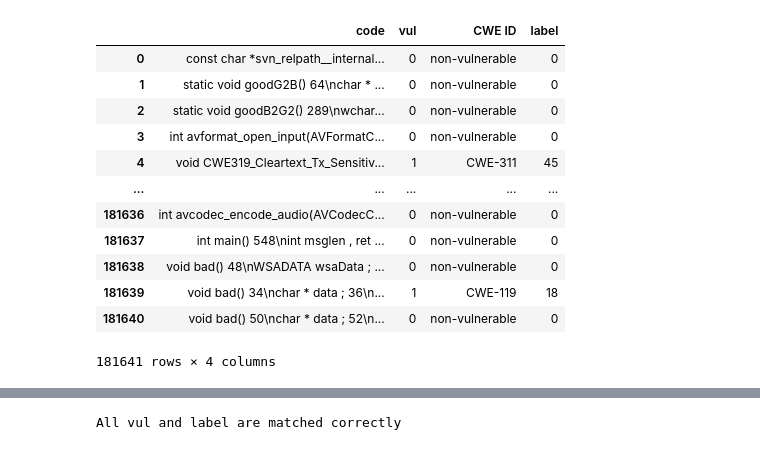
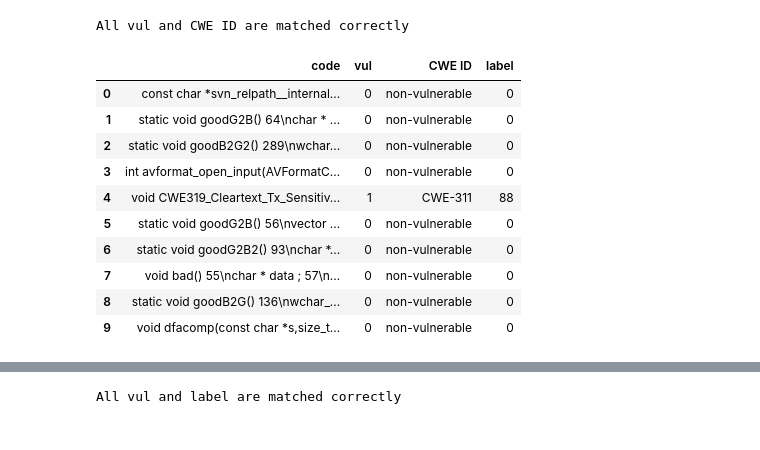
Before and after one commit to seunghee6022/TransVulDet, a Jupyter notebook: data preprocessing/Integration_MVD_and_MSR.ipynb, the cells around one changed output, grey strips where cells are left out. Saved outputs shown, nothing was run; the diff lists cells and outputs as text; code cells hidden in the pictures.

```diff
--- a/data preprocessing/Dataset Integration.ipynb
+++ b/data preprocessing/Integration_MVD_and_MSR.ipynb
@@ -125,3 +17,0 @@ print(total_cwe_list)  # prints ['item1', 'item2', 'item3', 'item10', 'item25']
-# %%
-total_cwe_dict = { cwe_id_key: idx for idx, cwe_id_key in enumerate(total_cwe_list)}
-print(total_cwe_dict)
@@ -131,0 +34,8 @@ print(total_cwe_dict)
+# %%
+# load dict for later retrieval
+import pickle
+
+with open("preprocessed datasets/total_cwe_dict.txt", "rb") as myFile:
+    total_cwe_dict = pickle.load(myFile)
+
+print(total_cwe_dict)
@@ -175,15 +86,15 @@ msr_df
 # %%
-# add new column based on dictionary values
-def multi_labeling(x):
-    cwe_list = x.split(', ')
-    if len(cwe_list) == 1:
-        return total_cwe_dict.get(x)
-    else: #for multi-labeled dataset
-        multi_label_list = []
-        for cwe in cwe_list:
-            multi_label_list.append(str(total_cwe_dict.get(cwe)))
-        result = ', '.join(multi_label_list)
-        return result
+# # add new column based on dictionary values
+# def multi_labeling(x):
+#     cwe_list = x.split(', ')
+#     if len(cwe_list) == 1:
+#         return total_cwe_dict.get(x)
+#     else: #for multi-labeled dataset
+#         multi_label_list = []
+#         for cwe in cwe_list:
+#             multi_label_list.append(str(total_cwe_dict.get(cwe)))
+#         result = ', '.join(multi_label_list)
+#         return result
 
-mvd_df['label'] = mvd_df['CWE ID'].apply(multi_labeling)
-mvd_df
+# mvd_df['label'] = mvd_df['CWE ID'].apply(multi_labeling)
+# mvd_df
@@ -203,0 +101,3 @@ mvd_df
+# %%
+mvd_df['label'] = mvd_df['CWE ID'].apply(lambda x: total_cwe_dict.get(x))
+mvd_df
@@ -204,19 +118,21 @@ mvd_df
+# %%
+check_match_vul_and_CWE_ID(mvd_df,'CWE ID')
+# %% [output]
+All vul and CWE ID are matched correctly
 # %%
 mvd_pre_df = mvd_df[['code', 'vul', 'CWE ID','label']]
 
-mvd_pre_df
+mvd_pre_df.head(10)
 # %% [output]
 |  | code | vul | CWE ID | label |
 | 0 | const char *svn_relpath__internal... | 0 | non-vulnerable | 0 |
 | 1 | static void goodG2B() 64\nchar * ... | 0 | non-vulnerable | 0 |
 | 2 | static void goodB2G2() 289\nwchar... | 0 | non-vulnerable | 0 |
 | 3 | int avformat_open_input(AVFormatC... | 0 | non-vulnerable | 0 |
-| 4 | void CWE319_Cleartext_Tx_Sensitiv... | 1 | CWE-311 | 45 |
-| ... | ... | ... | ... | ... |
-| 181636 | int avcodec_encode_audio(AVCodecC... | 0 | non-vulnerable | 0 |
-| 181637 | int main() 548\nint msglen , ret ... | 0 | non-vulnerable | 0 |
-| 181638 | void bad() 48\nWSADATA wsaData ; ... | 0 | non-vulnerable | 0 |
-| 181639 | void bad() 34\nchar * data ; 36\n... | 1 | CWE-119 | 18 |
-| 181640 | void bad() 50\nchar * data ; 52\n... | 0 | non-vulnerable | 0 |
+| 4 | void CWE319_Cleartext_Tx_Sensitiv... | 1 | CWE-311 | 88 |
+| 5 | static void goodG2B() 56\nvector ... | 0 | non-vulnerable | 0 |
+| 6 | static void goodG2B2() 93\nchar *... | 0 | non-vulnerable | 0 |
+| 7 | void bad() 55\nchar * data ; 57\n... | 0 | non-vulnerable | 0 |
+| 8 | static void goodB2G() 136\nwchar_... | 0 | non-vulnerable | 0 |
+| 9 | void dfacomp(const char *s,size_t... | 0 | non-vulnerable | 0 |
-181641 rows × 4 columns
 # %%
```
Also changed, not shown: parts of 29 cells of this notebook, 5 other files.
